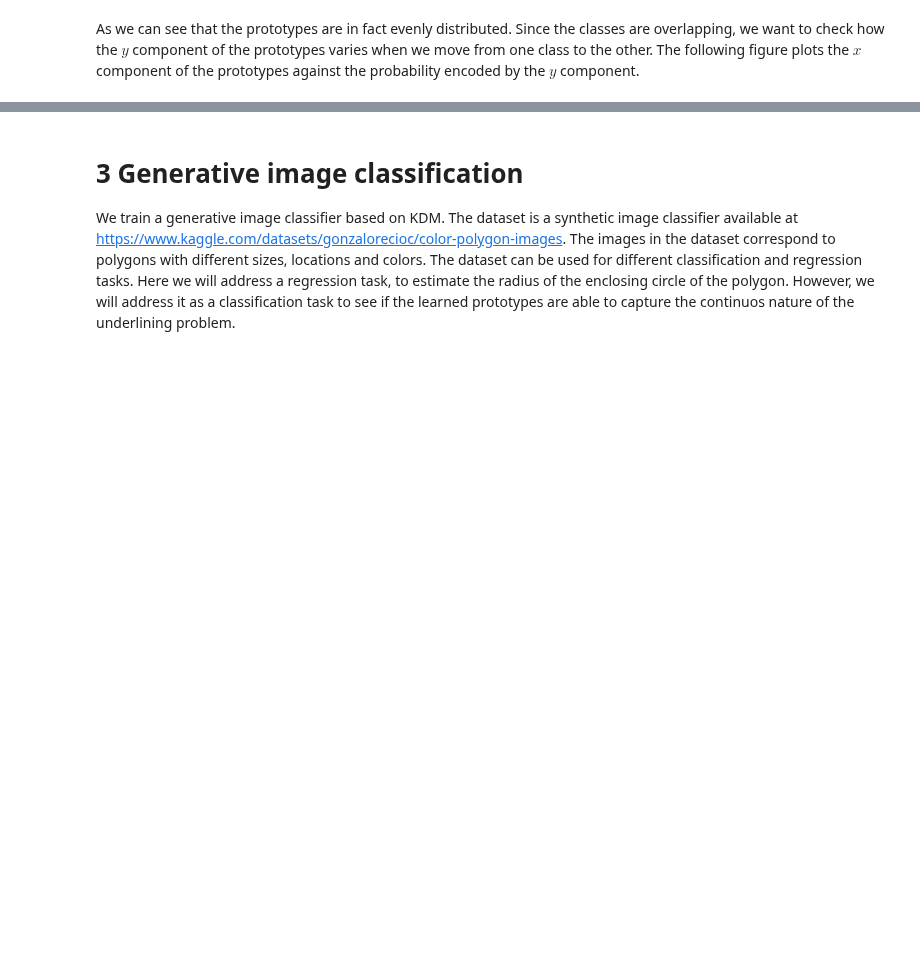
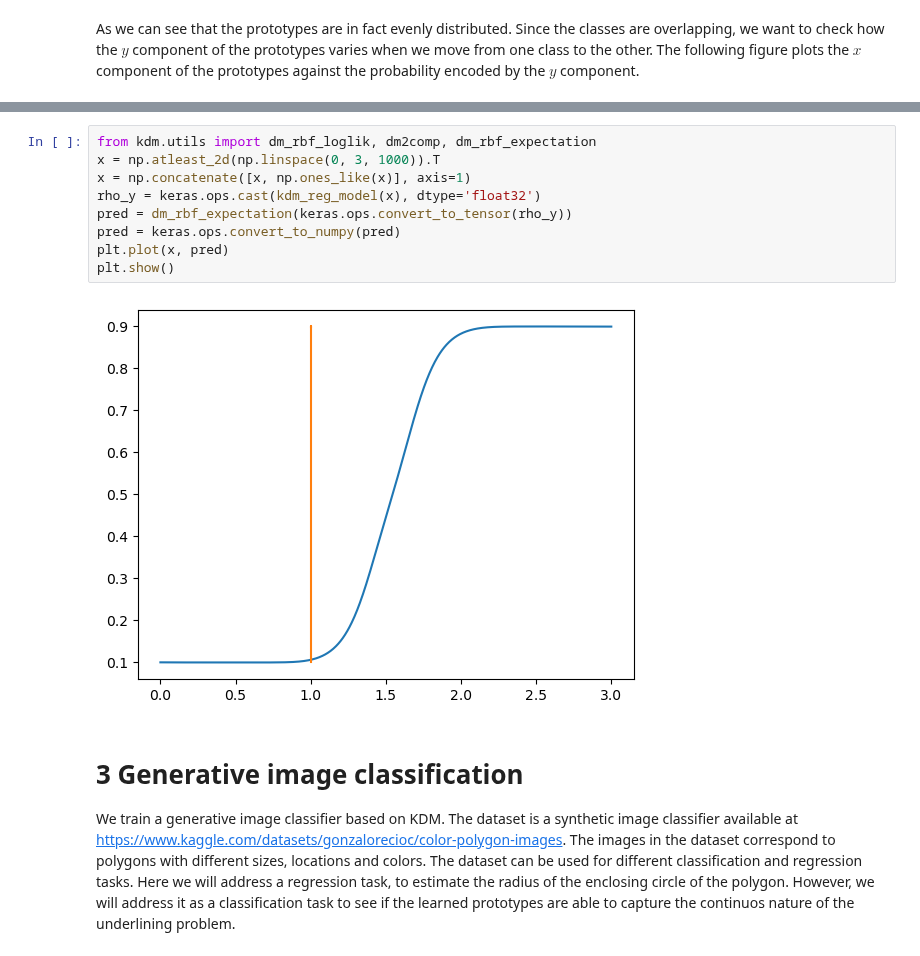
Before and after one commit to fagonzalezo/kdm, a Jupyter notebook: examples/kdm_generative_regress.ipynb, the cells around one changed output, grey strips where cells are left out. Saved outputs shown, nothing was run; the diff lists cells and outputs as text; blank space fills up the shorter version.

```diff
--- a/examples/kdm_generative_regress.ipynb
+++ b/examples/kdm_generative_regress.ipynb
@@ -203,3 +205,14 @@ plt.scatter(xs, ys[:, 0], c='b', marker='o', s=weights*1000)
+# %%
+from kdm.utils import dm_rbf_loglik, dm2comp, dm_rbf_expectation
+x = np.atleast_2d(np.linspace(0, 3, 1000)).T
+x = np.concatenate([x, np.ones_like(x)], axis=1)
+rho_y = keras.ops.cast(kdm_reg_model(x), dtype='float32')
+pred = dm_rbf_expectation(keras.ops.convert_to_tensor(rho_y))
+pred = keras.ops.convert_to_numpy(pred)
+plt.plot(x, pred)
+plt.show()
+# %% [output]
+[figure, added]
 # %% [markdown]
 # 3 Generative image classification
 
```
Also changed, not shown: parts of 6 cells of this notebook, 3 other files.
